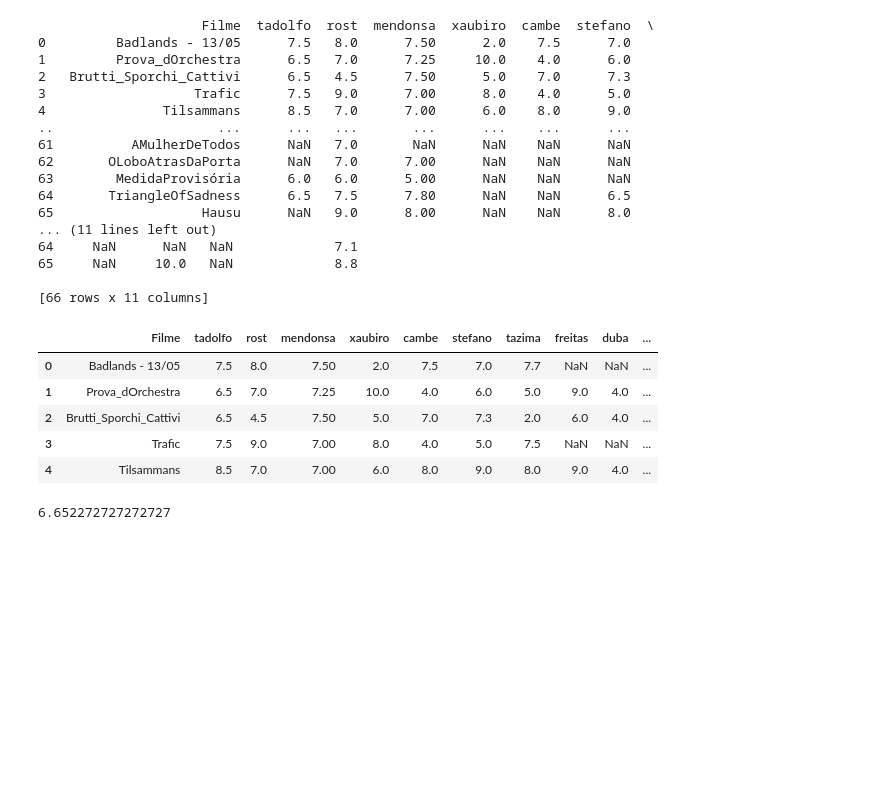
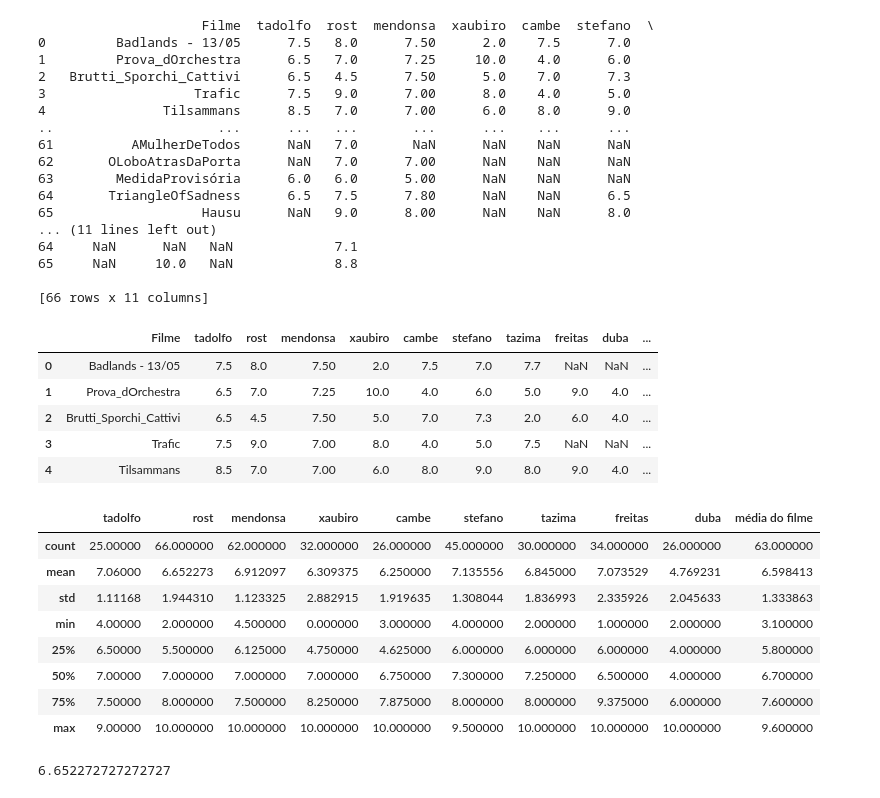
Before and after one commit to feliperost/cineclube, a Jupyter notebook: Cineclube_teste.ipynb, the cells around one changed output. Saved outputs shown, nothing was run; the diff lists cells and outputs as text; code cells hidden in the pictures; blank space fills up the shorter version.

```diff
--- a/Cineclube_teste.ipynb
+++ b/Cineclube_teste.ipynb
@@ -44,6 +46,18 @@ df.head()
 | 2 | Brutti_Sporchi_Cattivi | 6.5 | 4.5 | 7.50 | 5.0 | 7.0 | 7.3 | 2.0 | 6.0 | 4.0 | ... |
 | 3 | Trafic | 7.5 | 9.0 | 7.00 | 8.0 | 4.0 | 5.0 | 7.5 | NaN | NaN | ... |
 | 4 | Tilsammans | 8.5 | 7.0 | 7.00 | 6.0 | 8.0 | 9.0 | 8.0 | 9.0 | 4.0 | ... |
+# %%
+df.describe()
+# %% [output]
+|  | tadolfo | rost | mendonsa | xaubiro | cambe | stefano | tazima | freitas | duba | média do filme |
+| count | 25.00000 | 66.000000 | 62.000000 | 32.000000 | 26.000000 | 45.000000 | 30.000000 | 34.000000 | 26.000000 | 63.000000 |
+| mean | 7.06000 | 6.652273 | 6.912097 | 6.309375 | 6.250000 | 7.135556 | 6.845000 | 7.073529 | 4.769231 | 6.598413 |
+| std | 1.11168 | 1.944310 | 1.123325 | 2.882915 | 1.919635 | 1.308044 | 1.836993 | 2.335926 | 2.045633 | 1.333863 |
+| min | 4.00000 | 2.000000 | 4.500000 | 0.000000 | 3.000000 | 4.000000 | 2.000000 | 1.000000 | 2.000000 | 3.100000 |
+| 25% | 6.50000 | 5.500000 | 6.125000 | 4.750000 | 4.625000 | 6.000000 | 6.000000 | 6.000000 | 4.000000 | 5.800000 |
+| 50% | 7.00000 | 7.000000 | 7.000000 | 7.000000 | 6.750000 | 7.300000 | 7.250000 | 6.500000 | 4.000000 | 6.700000 |
+| 75% | 7.50000 | 8.000000 | 7.500000 | 8.250000 | 7.875000 | 8.000000 | 8.000000 | 9.375000 | 6.000000 | 7.600000 |
+| max | 9.00000 | 10.000000 | 10.000000 | 10.000000 | 10.000000 | 9.500000 | 10.000000 | 10.000000 | 10.000000 | 9.600000 |
 # %%
 # nota média dada por rost
 media_rost = df['rost'].mean()
```
Also changed, not shown: parts of 8 cells of this notebook.
